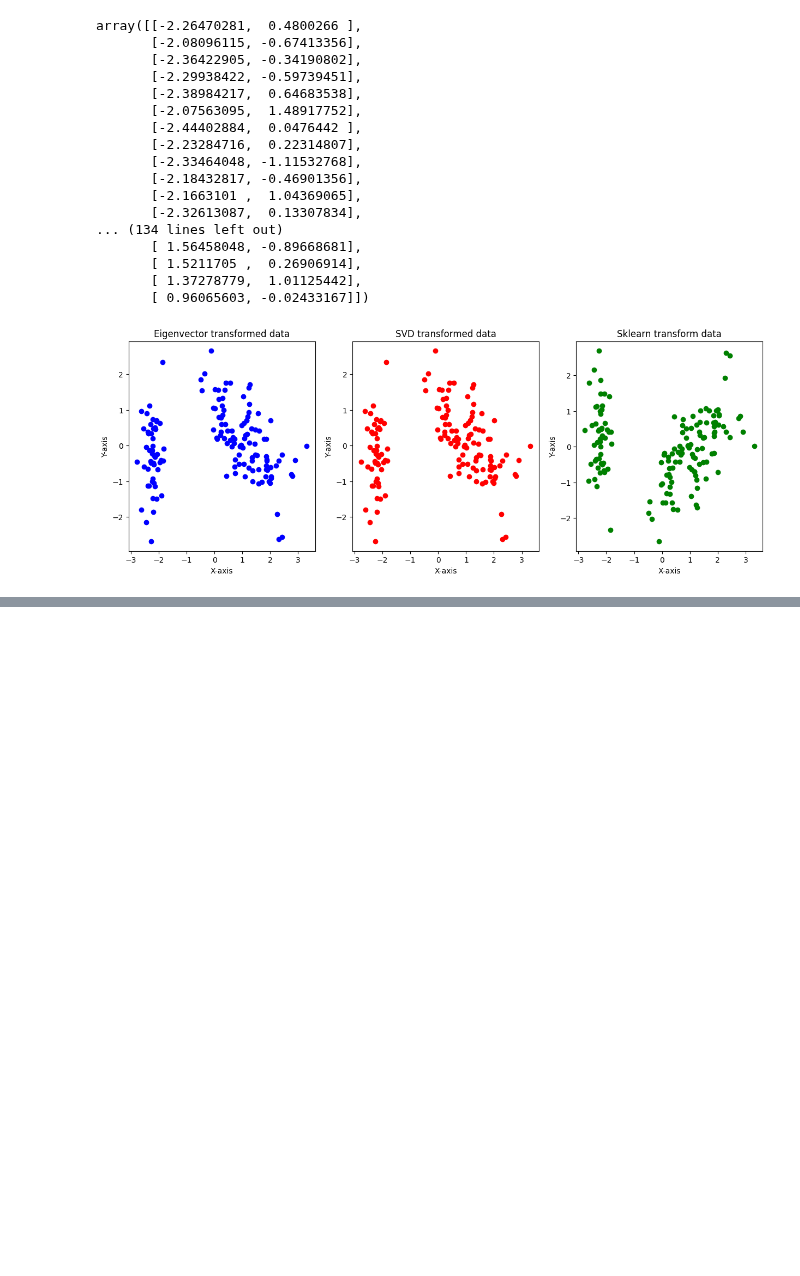
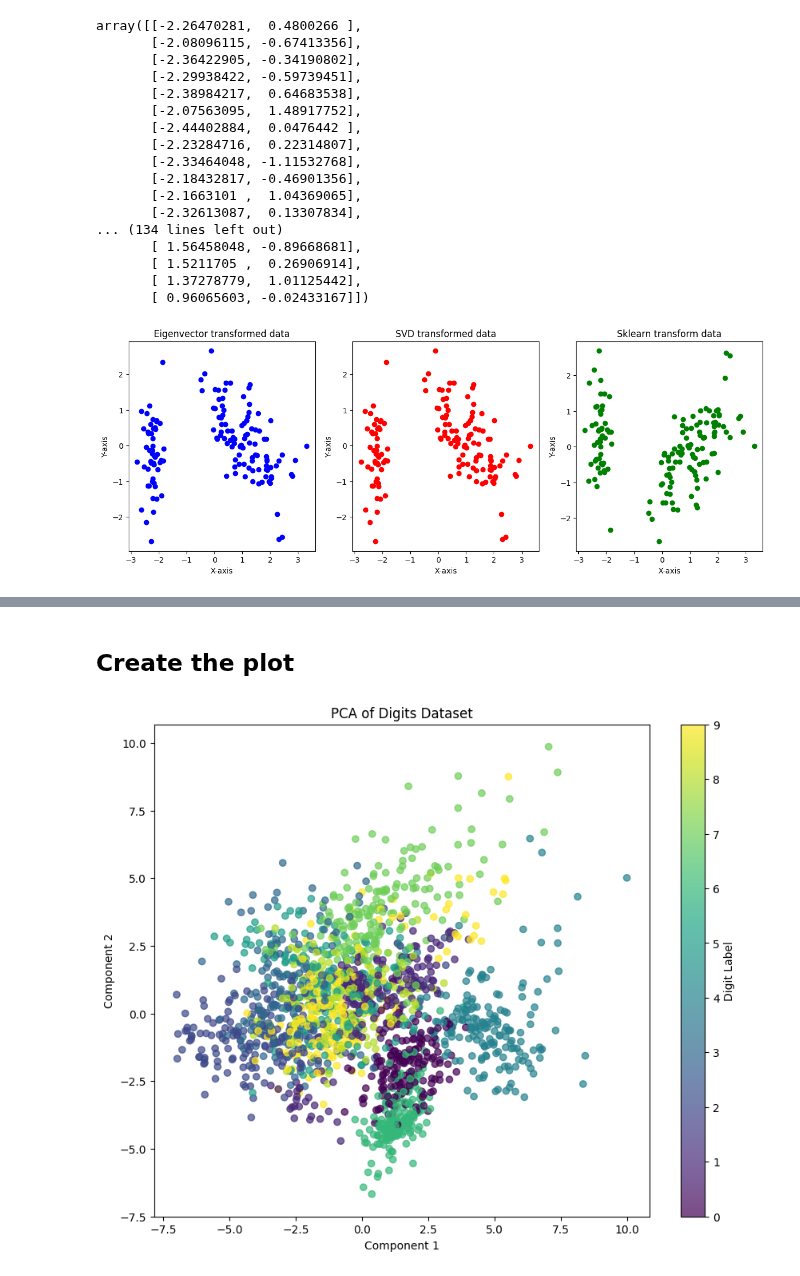
Before and after one commit to ooctavian/sigmoid-tasks, a Jupyter notebook: 04 Principal Component Analysis/main.ipynb, the cells around one changed output, grey strips where cells are left out. Drawn from its saved outputs; the diff is of its cells as text; code cells hidden in the pictures; blank space fills up the shorter version.

```diff
--- a/04 Principal Component Analysis/main.ipynb
+++ b/04 Principal Component Analysis/main.ipynb
@@ -190,0 +267,2 @@ plt.show()
+# %%
+pca = PCA(n_components=2)
@@ -190,0 +271,3 @@ plt.show()
+# %%
+scaler = StandardScaler()
+X_scaled = scaler.fit_transform(X)
@@ -190,0 +276,21 @@ plt.show()
+# %%
+pca.fit(X_scaled)
+X_pca = pca.transform(X_scaled)
+# %% [markdown]
+## Create the plot
+# %%
+plt.figure(figsize=(10, 8))
+
+# Scatter plot with colors according to digit labels
+scatter = plt.scatter(X_pca[:, 0], X_pca[:, 1], c=y, cmap='viridis', alpha=0.7)
+
+# Create a color bar
+cbar = plt.colorbar(scatter)
+cbar.set_label('Digit Label')
+
+plt.title('PCA of Digits Dataset')
+plt.xlabel('Component 1')
+plt.ylabel('Component 2')
+plt.show()
+# %% [output]
+[figure, added]
```
Also changed, not shown: parts of 14 cells of this notebook.
